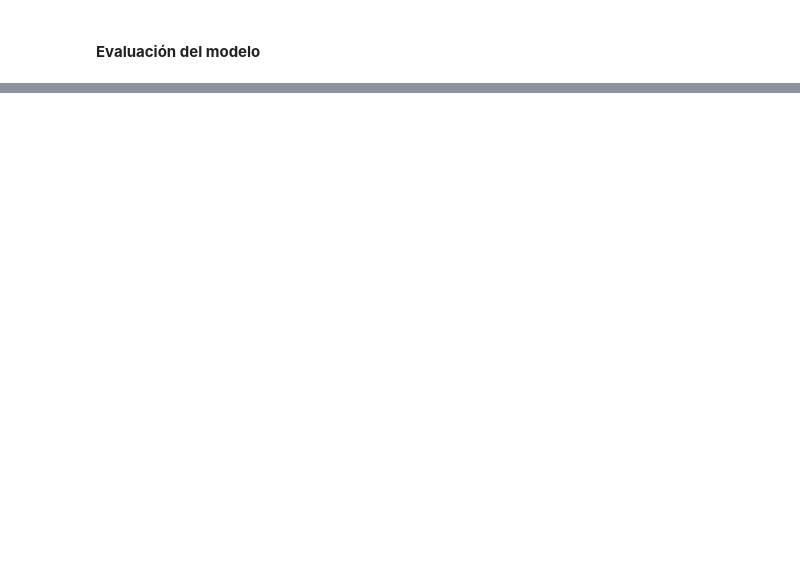
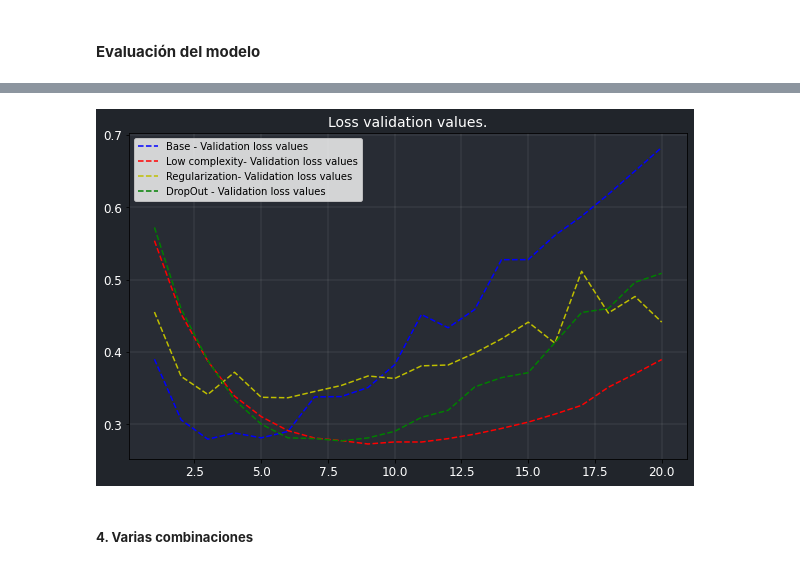
Before and after one commit to JuanFeA98/Deep_Learning, a Jupyter notebook: 04_Clasificacion_Binaria.ipynb, the cells around one changed output, grey strips where cells are left out. Saved outputs shown, nothing was run; the diff lists cells and outputs as text; code cells hidden in the pictures; blank space fills up the shorter version.

```diff
--- a/04_Clasificacion_Binaria.ipynb
+++ b/04_Clasificacion_Binaria.ipynb
@@ -145,0 +336,29 @@ weighted avg       0.88      0.88      0.88     25000
+# %%
+# Guardamos los resultados de la perdida del nuevo modelo
+history_do_dict = history_do.history
+
+val_loss_values_do = history_do_dict['val_loss']
+# %%
+fig, ax = plt.subplots(figsize=(10, 6))
+
+plt.title('Loss validation values.', size=14, color='white')
+plt.grid(visible=True, linewidth=0.1, color='white')
+
+fig.patch.set_facecolor('#21252b')
+ax.set_facecolor('#282c34')
+
+plt.plot(epoch, val_loss_values, '--', label='Base - Validation loss values', color='b')
+plt.plot(epoch, val_loss_values_2, '--', label='Low complexity- Validation loss values', color='r')
+plt.plot(epoch, val_loss_values_reg, '--', label='Regularization- Validation loss values', color='y')
+plt.plot(epoch, val_loss_values_do, '--', label='DropOut - Validation loss values', color='g')
+
+plt.xticks(color='white', size=12)
+plt.yticks(color='white', size=12)
+
+plt.legend()
+
+plt.show()
+# %% [output]
+[figure, added]
+# %% [markdown]
+##### **4. Varias combinaciones**
```
Also changed, not shown: parts of 22 cells of this notebook.
